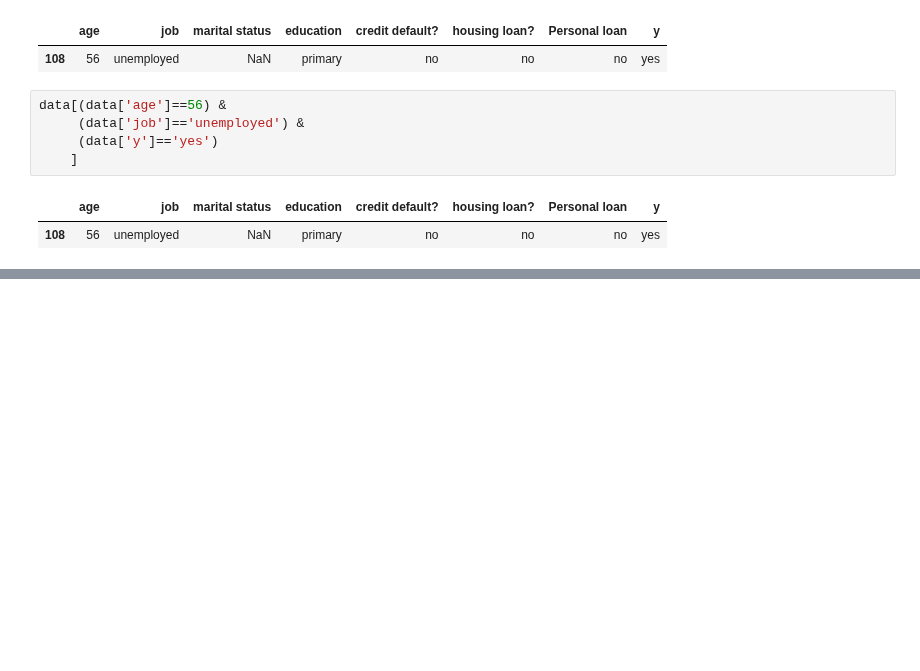
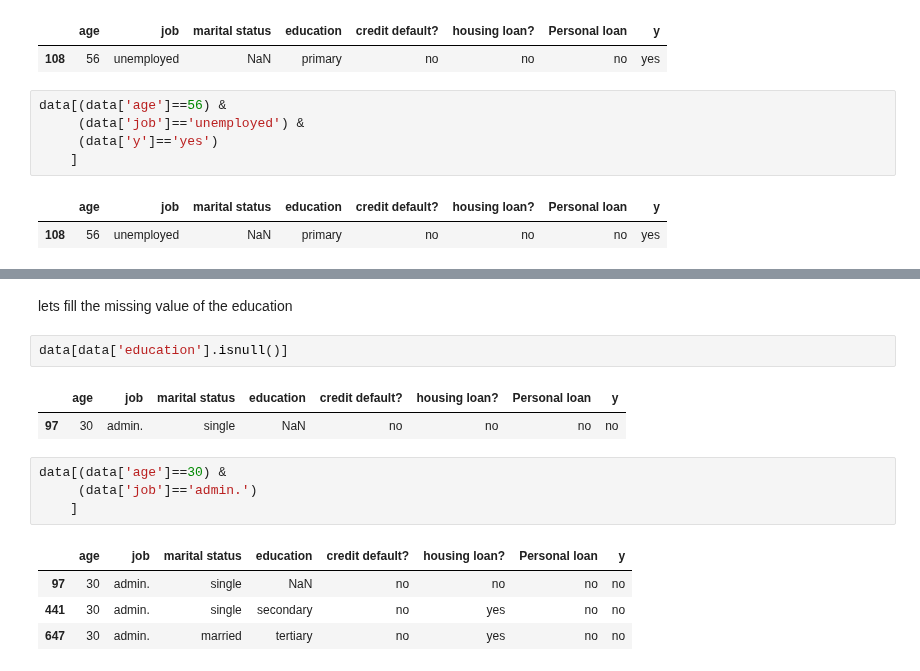
Before and after one commit to lokeshkumarn/Notebooks, a Jupyter notebook: BankTermDeposit.ipynb, the cells around one changed output, grey strips where cells are left out. Cells and saved outputs as stored; diff of their text form; blank space fills up the shorter version.

```diff
--- a/BankTermDeposit.ipynb
+++ b/BankTermDeposit.ipynb
@@ -536,0 +582,16 @@ data[(data['age']==56) &
+# %% [markdown]
+lets fill the missing value of the education
+# %%
+data[data['education'].isnull()]
+# %% [output]
+|  | age | job | marital status | education | credit default? | housing loan? | Personal loan | y |
+| 97 | 30 | admin. | single | NaN | no | no | no | no |
+# %%
+data[(data['age']==30) &
+     (data['job']=='admin.')
+    ]
+# %% [output]
+|  | age | job | marital status | education | credit default? | housing loan? | Personal loan | y |
+| 97 | 30 | admin. | single | NaN | no | no | no | no |
+| 441 | 30 | admin. | single | secondary | no | yes | no | no |
+| 647 | 30 | admin. | married | tertiary | no | yes | no | no |
```
Also changed, not shown: parts of 23 cells of this notebook.
